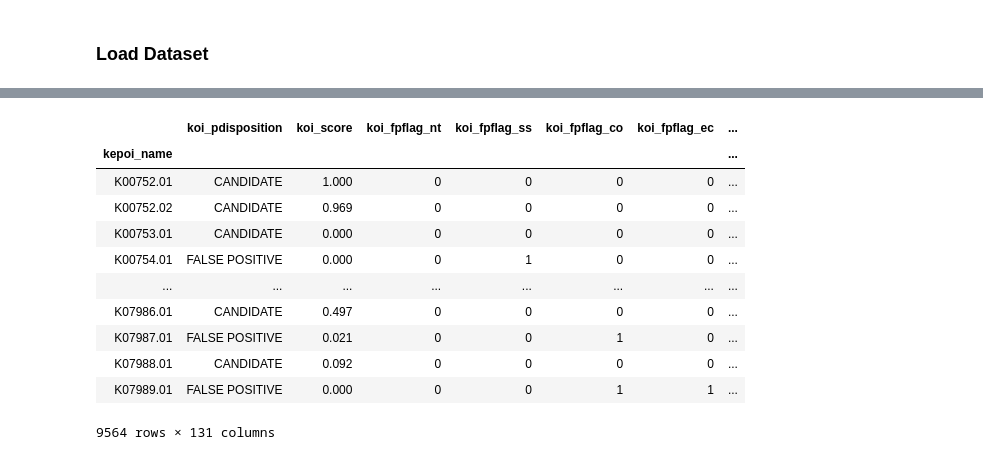
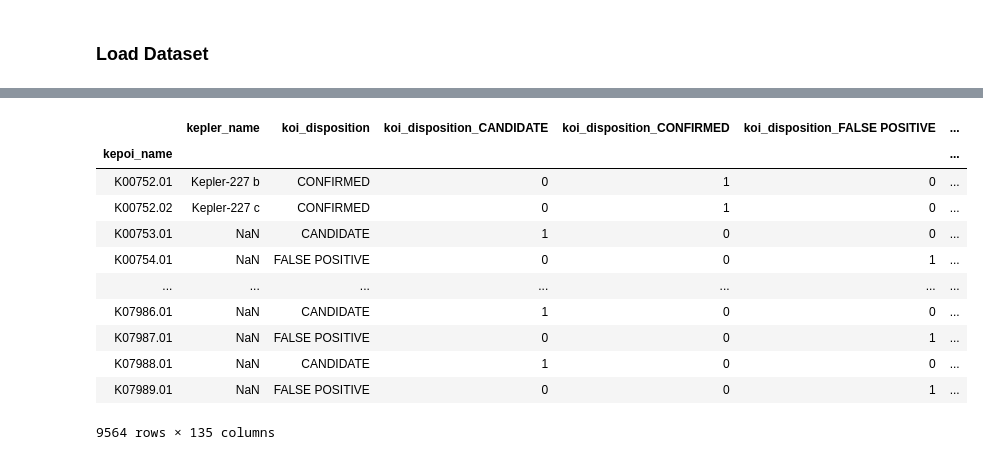
Before and after one commit to JamesMcGuigan/dataset-kepler, a Jupyter notebook: 12_Disposition.ipynb, the cells around one changed output, grey strips where cells are left out. Drawn from its saved outputs; the diff is of its cells as text; code cells hidden in the pictures.

```diff
--- a/12_Disposition.ipynb
+++ b/12_Disposition.ipynb
@@ -42,17 +33,29 @@ dataset
-# %%
-onehot_comments = onehot_encode_comments(dataset, 'koi_comment', '---')
-onehot_dataset  = dataset.drop(columns=['koi_comment']).join(onehot_comments)
-onehot_dataset
-# %% [output]
-|  | koi_pdisposition | koi_score | koi_fpflag_nt | koi_fpflag_ss | koi_fpflag_co | koi_fpflag_ec | ... |
-| kepoi_name |  |  |  |  |  |  | ... |
-| K00752.01 | CANDIDATE | 1.000 | 0 | 0 | 0 | 0 | ... |
-| K00752.02 | CANDIDATE | 0.969 | 0 | 0 | 0 | 0 | ... |
-| K00753.01 | CANDIDATE | 0.000 | 0 | 0 | 0 | 0 | ... |
-| K00754.01 | FALSE POSITIVE | 0.000 | 0 | 1 | 0 | 0 | ... |
-| ... | ... | ... | ... | ... | ... | ... | ... |
-| K07986.01 | CANDIDATE | 0.497 | 0 | 0 | 0 | 0 | ... |
-| K07987.01 | FALSE POSITIVE | 0.021 | 0 | 0 | 1 | 0 | ... |
-| K07988.01 | CANDIDATE | 0.092 | 0 | 0 | 0 | 0 | ... |
-| K07989.01 | FALSE POSITIVE | 0.000 | 0 | 0 | 1 | 1 | ... |
-9564 rows × 131 columns
+# %%
+dataset            = pd.DataFrame.join( koi['archive'], koi['disposition'] );
+onehot_disposition = pd.get_dummies(dataset[['koi_disposition']])
+onehot_comments    = onehot_encode_comments(dataset, 'koi_comment', '---', without=['NO_COMMENT'])
+
+
+onehot_dataset = (
+    pd.concat([
+        koi['archive'],
+        onehot_disposition,
+        koi['disposition'],
+        onehot_comments,
+    ], axis=1)
+    .drop(columns=['koi_comment'])
+)
+onehot_dataset
+# %% [output]
+|  | kepler_name | koi_disposition | koi_disposition_CANDIDATE | koi_disposition_CONFIRMED | koi_disposition_FALSE POSITIVE | ... |
+| kepoi_name |  |  |  |  |  | ... |
+| K00752.01 | Kepler-227 b | CONFIRMED | 0 | 1 | 0 | ... |
+| K00752.02 | Kepler-227 c | CONFIRMED | 0 | 1 | 0 | ... |
+| K00753.01 | NaN | CANDIDATE | 1 | 0 | 0 | ... |
+| K00754.01 | NaN | FALSE POSITIVE | 0 | 0 | 1 | ... |
+| ... | ... | ... | ... | ... | ... | ... |
+| K07986.01 | NaN | CANDIDATE | 1 | 0 | 0 | ... |
+| K07987.01 | NaN | FALSE POSITIVE | 0 | 0 | 1 | ... |
+| K07988.01 | NaN | CANDIDATE | 1 | 0 | 0 | ... |
+| K07989.01 | NaN | FALSE POSITIVE | 0 | 0 | 1 | ... |
+9564 rows × 135 columns
```
Also changed, not shown: parts of 12 cells of this notebook, 2 other files.
